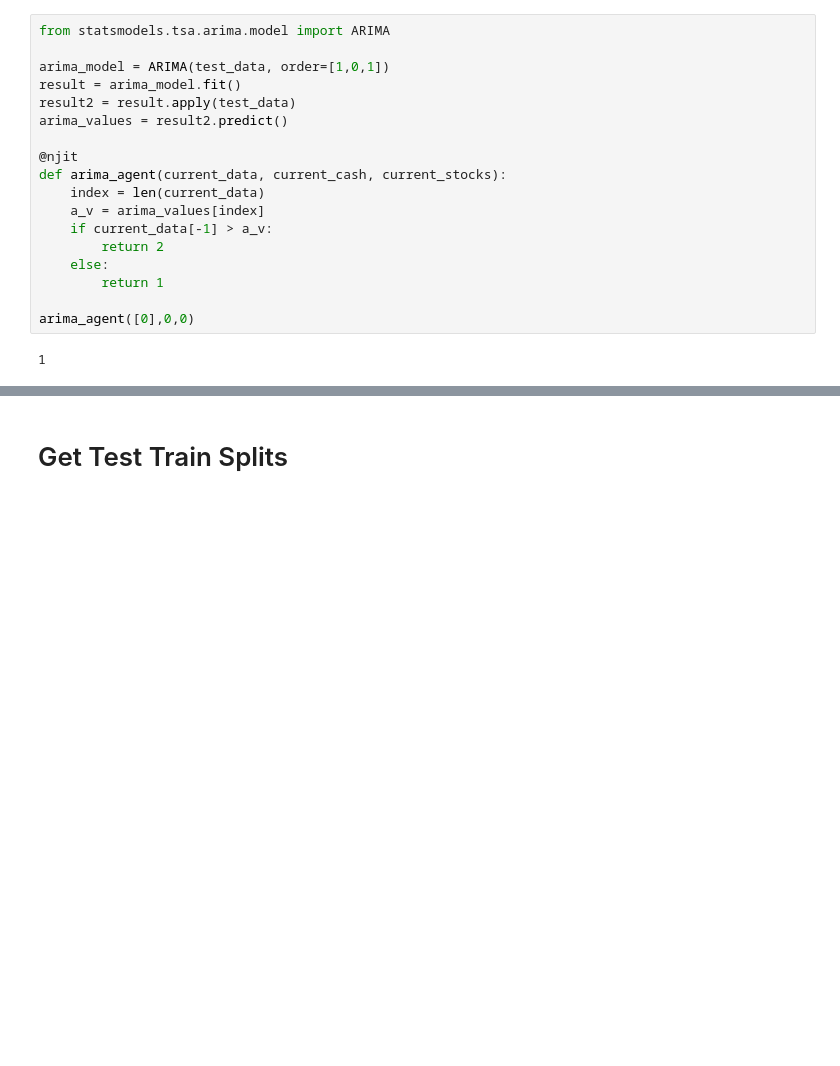
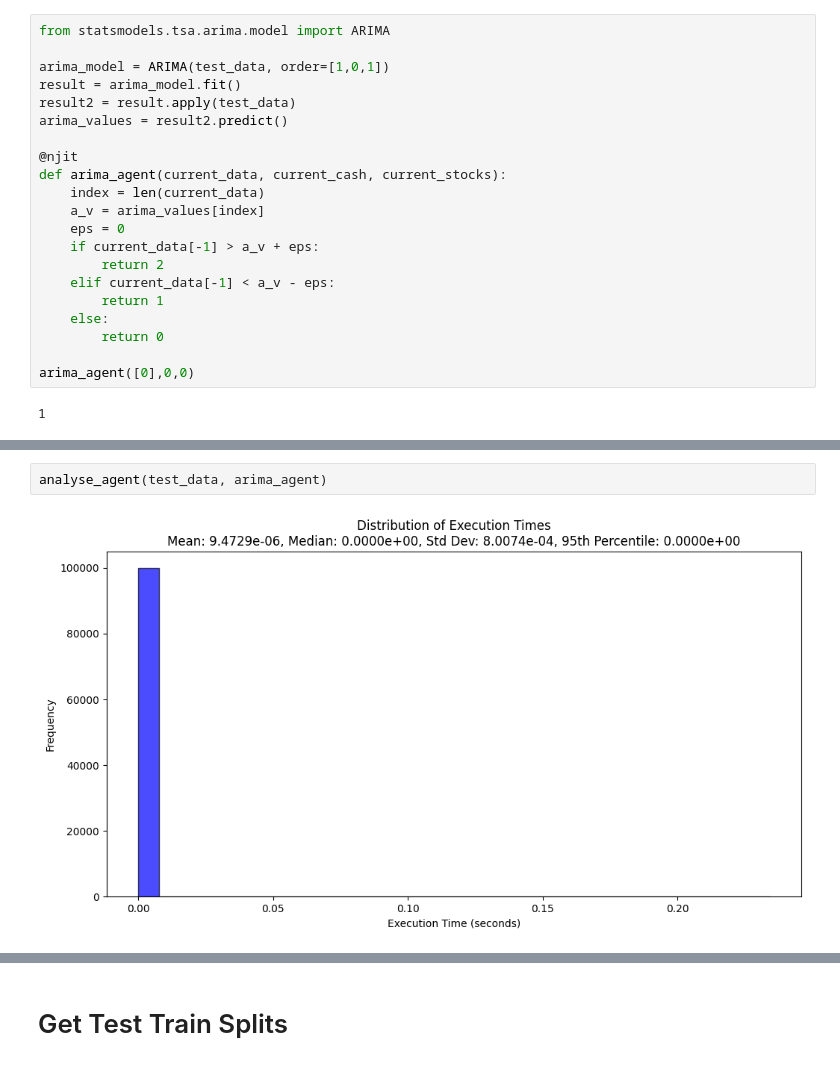
Before and after one commit to UoB-DSMP-2023-24/dsmp-2024-group-19, a Jupyter notebook: Trading/level1Broker_Example.ipynb, the cells around one changed output, grey strips where cells are left out. Cells and saved outputs as stored; diff of their text form; blank space fills up the shorter version.

```diff
--- a/Trading/level1Broker_Example.ipynb
+++ b/Trading/level1Broker_Example.ipynb
@@ -214,10 +182,13 @@ arima_values = result2.predict()
 def arima_agent(current_data, current_cash, current_stocks):
     index = len(current_data)
     a_v = arima_values[index]
-    if current_data[-1] > a_v:
+    eps = 0
+    if current_data[-1] > a_v + eps:
         return 2
+    elif current_data[-1] < a_v - eps:
+        return 1
     else:
-        return 1
+        return 0
 
 arima_agent([0],0,0)
 # %% [output]
@@ -320,0 +196,4 @@ plt.show()
+# %%
+analyse_agent(test_data, arima_agent)
+# %% [output]
+[figure, added]
```
Also changed, not shown: parts of 13 cells of this notebook.
